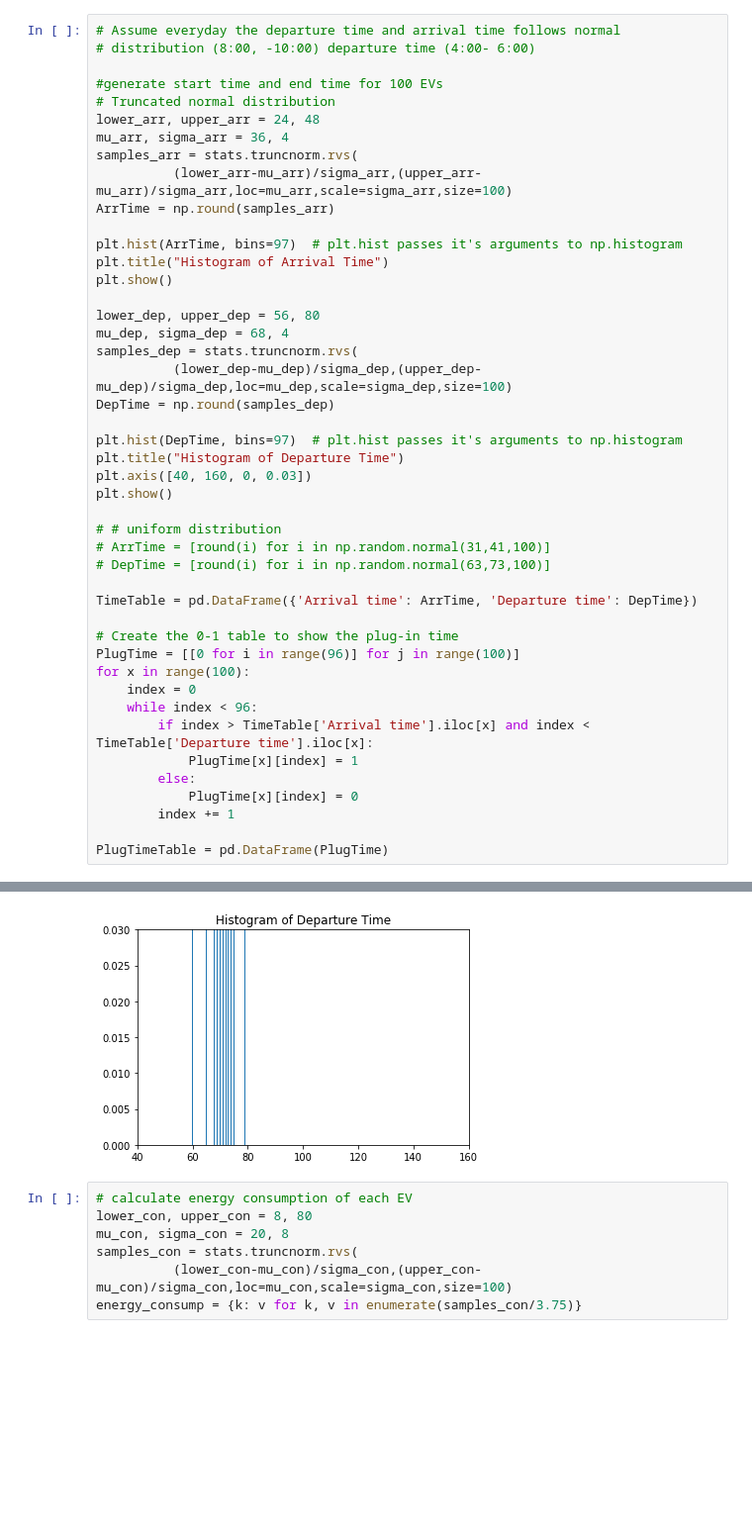
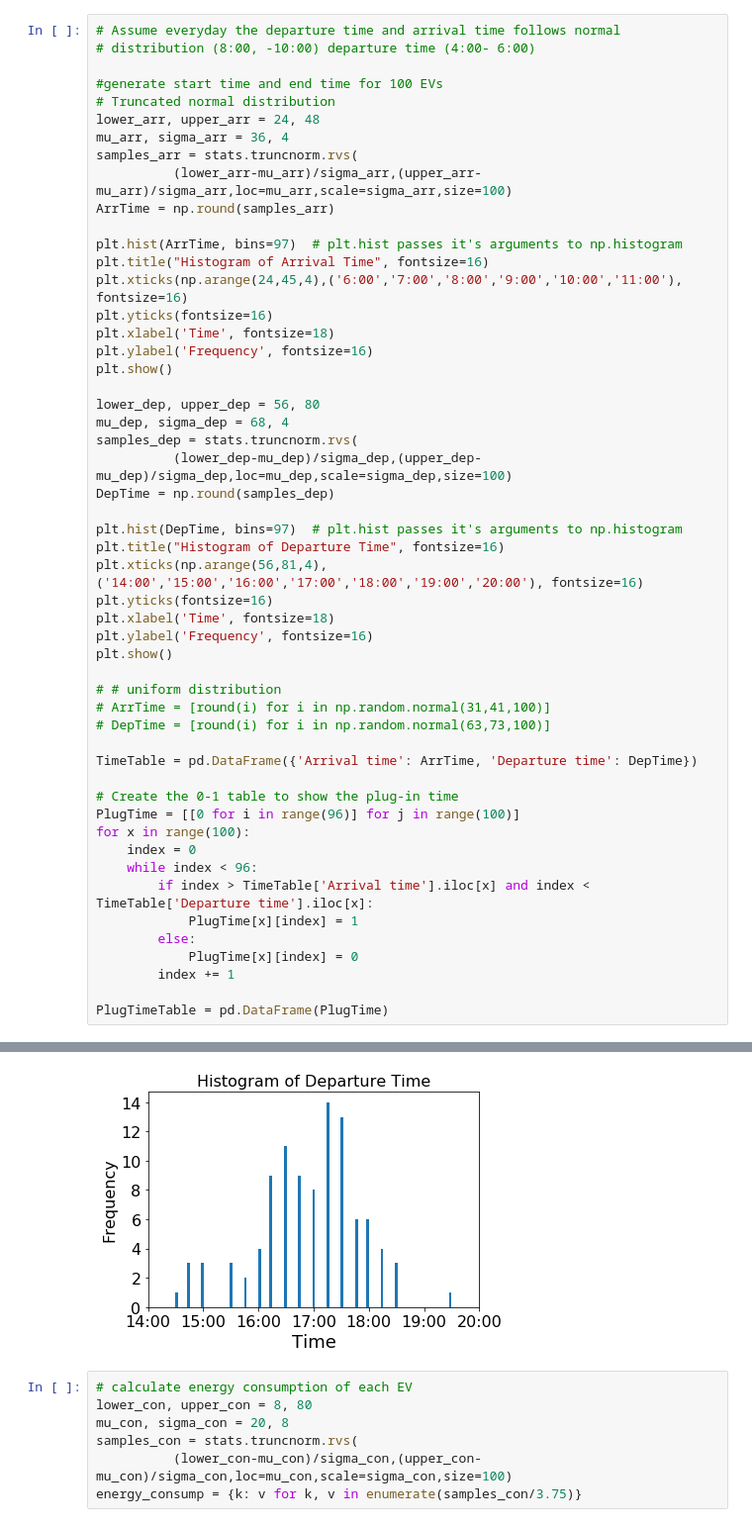
Before and after one commit to wangqiancun/GM0062V2G, a Jupyter notebook: optimization.ipynb, the cells around one changed output, grey strips where cells are left out. Shown at 99% size. Cells and saved outputs as stored; diff of their text form; blank space fills up the shorter version.

Commit message:
plot histogram

```diff
--- a/optimization.ipynb
+++ b/optimization.ipynb
@@ -23,7 +24,11 @@ samples_arr = stats.truncnorm.rvs(
 ArrTime = np.round(samples_arr)
 
 plt.hist(ArrTime, bins=97)  # plt.hist passes it's arguments to np.histogram
-plt.title("Histogram of Arrival Time")
+plt.title("Histogram of Arrival Time", fontsize=16)
+plt.xticks(np.arange(24,45,4),('6:00','7:00','8:00','9:00','10:00','11:00'), fontsize=16)
+plt.yticks(fontsize=16)
+plt.xlabel('Time', fontsize=18)
+plt.ylabel('Frequency', fontsize=16)
 plt.show()
 
 lower_dep, upper_dep = 56, 80
@@ -33,8 +38,11 @@ samples_dep = stats.truncnorm.rvs(
 DepTime = np.round(samples_dep)
 
 plt.hist(DepTime, bins=97)  # plt.hist passes it's arguments to np.histogram
-plt.title("Histogram of Departure Time")
-plt.axis([40, 160, 0, 0.03])
+plt.title("Histogram of Departure Time", fontsize=16)
+plt.xticks(np.arange(56,81,4),('14:00','15:00','16:00','17:00','18:00','19:00','20:00'), fontsize=16)
+plt.yticks(fontsize=16)
+plt.xlabel('Time', fontsize=18)
+plt.ylabel('Frequency', fontsize=16)
 plt.show()
 
 # # uniform distribution
@@ -60,4 +68,4 @@ PlugTimeTable = pd.DataFrame(PlugTime)
-[figure, old version]
+[figure, new version]
 # %%
 # calculate energy consumption of each EV
 lower_con, upper_con = 8, 80
```
Also changed, not shown: parts of 5 cells of this notebook.
